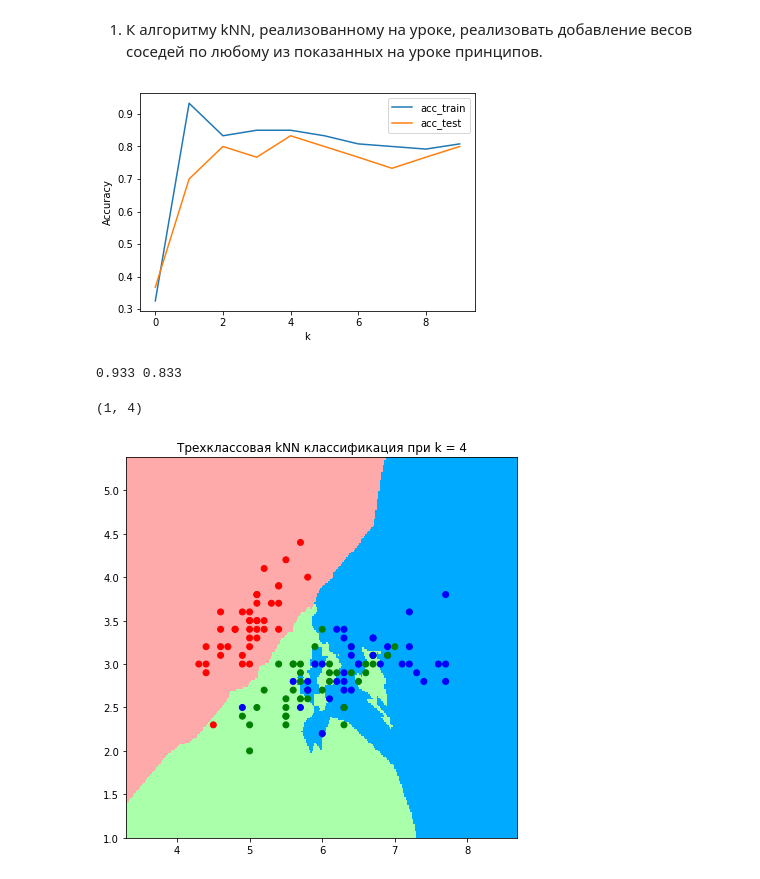
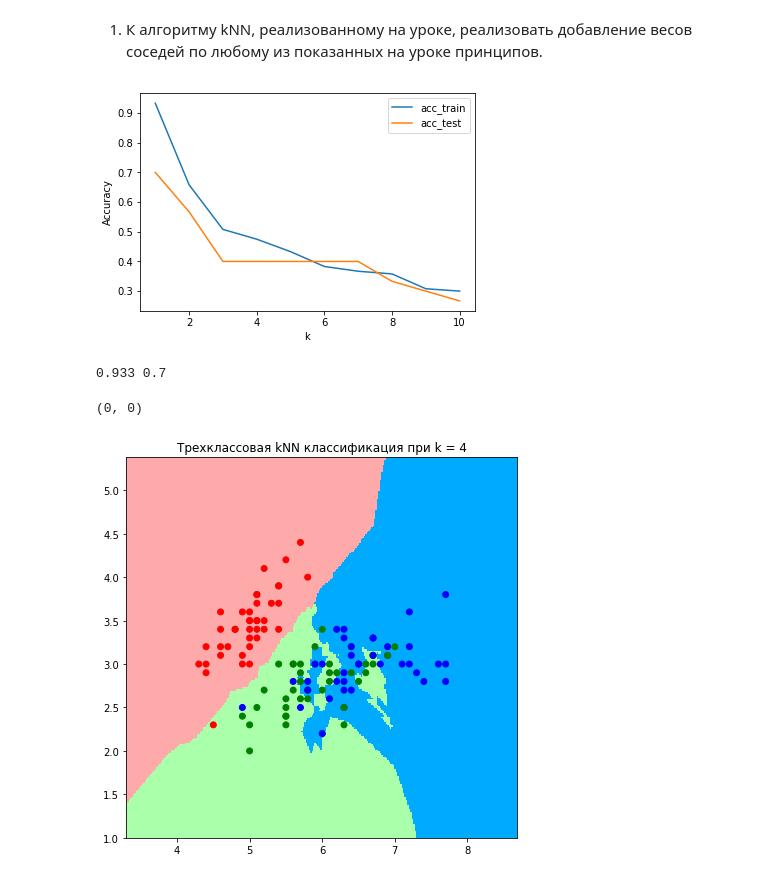
Before and after one commit to daniilstv/DS_algorithms, a Jupyter notebook: Lesson7_hw.ipynb, the cells around one changed output. Saved outputs shown, nothing was run; the diff lists cells and outputs as text; code cells hidden in the pictures.

```diff
--- a/Lesson7_hw.ipynb
+++ b/Lesson7_hw.ipynb
@@ -136,39 +136,40 @@ def visualize(centroids, classes):
 # %%
 def best_k_plot(X_train, X_test, n = 10):
     acc_train = []
     acc_test = []
-
-    for k in range(n):
+    n+=1
+    for k in range(1,n):
+#         print(k)
         y_pred = knn(X_train, y_train, X_train, k)
         acc_train_i = round(accuracy(y_pred, y_train), 3)
     #     print(f'Точность на train knn при k = {k}: {acc_train_i}')
         acc_train.append(acc_train_i)
 
         y_pred = knn(X_train, y_train, X_test, k)
         acc_test_i = round(accuracy(y_pred, y_test), 3)
     #     print( f'Точность knn при k = {k}: {acc_test_i}')
         acc_test.append(acc_test_i)
     #     print('---')
 
-    k_ax = [i for i in range(n)]
+    k_ax = [i for i in range(1,n)]
     # print(k_ax)
     plt.xlabel('k')
     plt.ylabel('Accuracy')
     plt.plot(k_ax, acc_train, label='acc_train')
     plt.plot(k_ax, acc_test, label='acc_test')
     plt.legend(loc='train|test')
     plt.show()
 
     best_k = (acc_train.index(max(acc_train)), acc_test.index(max(acc_test)))
 #     print(best_k)
     print(max(acc_train), max(acc_test))
     return best_k
 
 best_k_plot(X_train, X_test, n = 10)
 # %% [output]
-[figure, old version]
+[figure, new version]
-0.933 0.833
+0.933 0.7
-(1, 4)
+(0, 0)
 # %%
 get_graph(X_train, y_train, 4)
 # %% [output]
```
Also changed, not shown: parts of 11 cells of this notebook.
